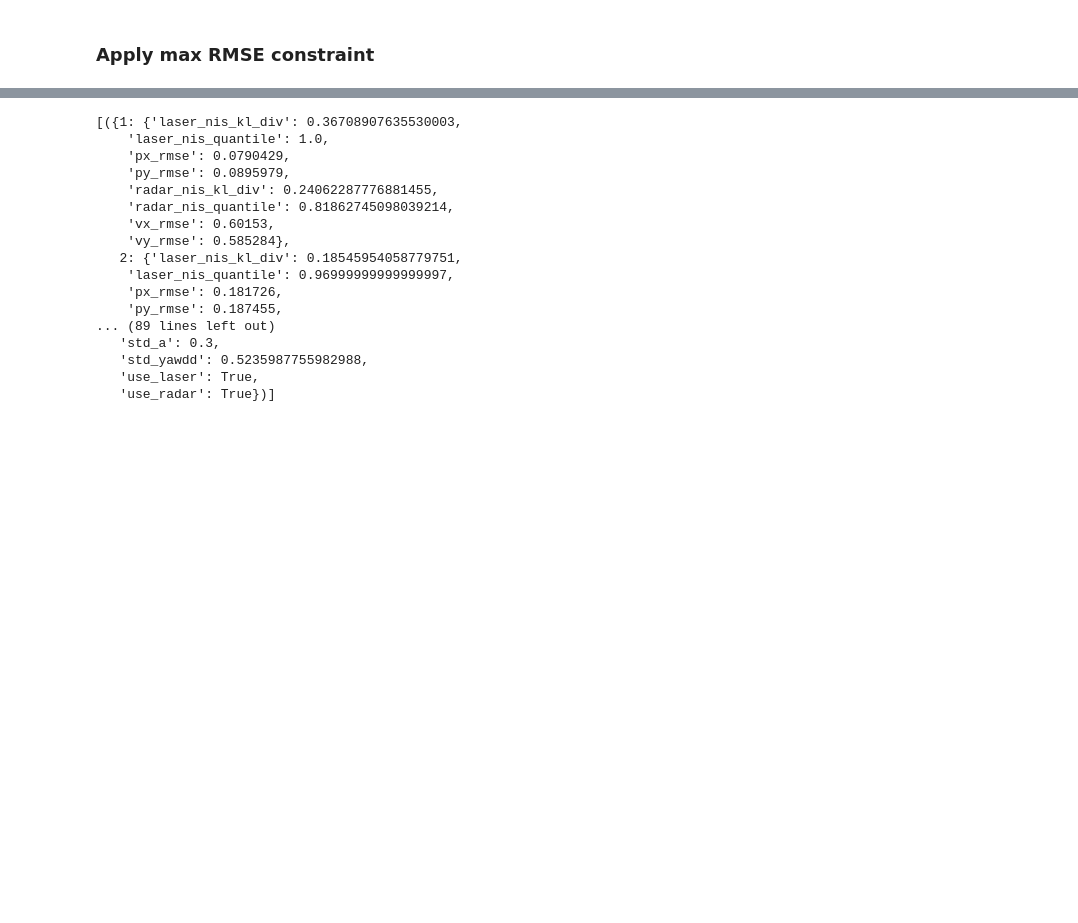
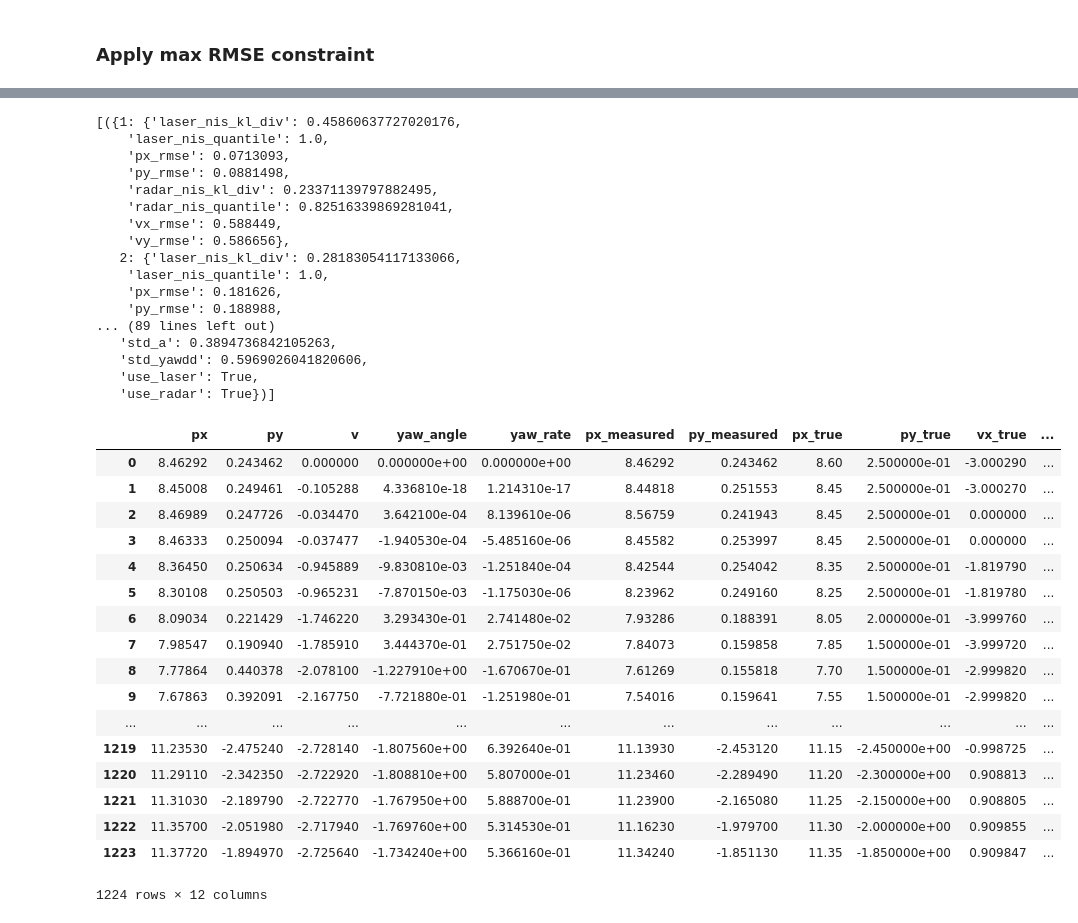
Before and after one commit to jdleesmiller/CarND-Unscented-Kalman-Filter-Project, a Jupyter notebook: notes.ipynb, the cells around one changed output, grey strips where cells are left out. Saved outputs shown, nothing was run; the diff lists cells and outputs as text; code cells hidden in the pictures; blank space fills up the shorter version.

```diff
--- a/notes.ipynb
+++ b/notes.ipynb
@@ -448,7 +534,7 @@ def find_weighted_score(value, rmse_weight,
 def find_top_results(
     results, n,
     rmse_weight=1,
-    consistency_weight=0.1,
+    consistency_weight=1,
     consistency_score='kl_div'):
     sorted_results = sorted(
         results.items(),
@@ -460,21 +546,21 @@ def find_top_results(
     ][0:n]
 find_top_results(NON_DOMINATED_KL_DIV_RESULTS, 5)
 # %% [output]
-[({1: {'laser_nis_kl_div': 0.36708907635530003,
+[({1: {'laser_nis_kl_div': 0.45860637727020176,
     'laser_nis_quantile': 1.0,
-    'px_rmse': 0.0790429,
-    'py_rmse': 0.0895979,
-    'radar_nis_kl_div': 0.24062287776881455,
-    'radar_nis_quantile': 0.81862745098039214,
-    'vx_rmse': 0.60153,
-    'vy_rmse': 0.585284},
-   2: {'laser_nis_kl_div': 0.18545954058779751,
-    'laser_nis_quantile': 0.96999999999999997,
-    'px_rmse': 0.181726,
-    'py_rmse': 0.187455,
+    'px_rmse': 0.0713093,
+    'py_rmse': 0.0881498,
+    'radar_nis_kl_div': 0.23371139797882495,
+    'radar_nis_quantile': 0.82516339869281041,
+    'vx_rmse': 0.588449,
+    'vy_rmse': 0.586656},
+   2: {'laser_nis_kl_div': 0.28183054117133066,
+    'laser_nis_quantile': 1.0,
+    'px_rmse': 0.181626,
+    'py_rmse': 0.188988,
 ... (89 lines left out)
-   'std_a': 0.3,
-   'std_yawdd': 0.5235987755982988,
+   'std_a': 0.3894736842105263,
+   'std_yawdd': 0.5969026041820606,
    'use_laser': True,
    'use_radar': True})]
 # %%
@@ -500,3 +586,24 @@ find_top_results(NON_DOMINATED_KL_DIV_RESULTS, 5)
 # odd that we didn't get any dominated solutions... maybe a bug
 # but maybe we should instead do pareto on the 2d plot. That looks like we could do
 # some pareto analysis to get a small number of solutions.
+# %%
+pd.read_table('data/output-1.txt')
+# %% [output]
+|  | px | py | v | yaw_angle | yaw_rate | px_measured | py_measured | px_true | py_true | vx_true | ... |
+| 0 | 8.46292 | 0.243462 | 0.000000 | 0.000000e+00 | 0.000000e+00 | 8.46292 | 0.243462 | 8.60 | 2.500000e-01 | -3.000290 | ... |
+| 1 | 8.45008 | 0.249461 | -0.105288 | 4.336810e-18 | 1.214310e-17 | 8.44818 | 0.251553 | 8.45 | 2.500000e-01 | -3.000270 | ... |
+| 2 | 8.46989 | 0.247726 | -0.034470 | 3.642100e-04 | 8.139610e-06 | 8.56759 | 0.241943 | 8.45 | 2.500000e-01 | 0.000000 | ... |
+| 3 | 8.46333 | 0.250094 | -0.037477 | -1.940530e-04 | -5.485160e-06 | 8.45582 | 0.253997 | 8.45 | 2.500000e-01 | 0.000000 | ... |
+| 4 | 8.36450 | 0.250634 | -0.945889 | -9.830810e-03 | -1.251840e-04 | 8.42544 | 0.254042 | 8.35 | 2.500000e-01 | -1.819790 | ... |
+| 5 | 8.30108 | 0.250503 | -0.965231 | -7.870150e-03 | -1.175030e-06 | 8.23962 | 0.249160 | 8.25 | 2.500000e-01 | -1.819780 | ... |
+| 6 | 8.09034 | 0.221429 | -1.746220 | 3.293430e-01 | 2.741480e-02 | 7.93286 | 0.188391 | 8.05 | 2.000000e-01 | -3.999760 | ... |
+| 7 | 7.98547 | 0.190940 | -1.785910 | 3.444370e-01 | 2.751750e-02 | 7.84073 | 0.159858 | 7.85 | 1.500000e-01 | -3.999720 | ... |
+| 8 | 7.77864 | 0.440378 | -2.078100 | -1.227910e+00 | -1.670670e-01 | 7.61269 | 0.155818 | 7.70 | 1.500000e-01 | -2.999820 | ... |
+| 9 | 7.67863 | 0.392091 | -2.167750 | -7.721880e-01 | -1.251980e-01 | 7.54016 | 0.159641 | 7.55 | 1.500000e-01 | -2.999820 | ... |
+| ... | ... | ... | ... | ... | ... | ... | ... | ... | ... | ... | ... |
+| 1219 | 11.23530 | -2.475240 | -2.728140 | -1.807560e+00 | 6.392640e-01 | 11.13930 | -2.453120 | 11.15 | -2.450000e+00 | -0.998725 | ... |
+| 1220 | 11.29110 | -2.342350 | -2.722920 | -1.808810e+00 | 5.807000e-01 | 11.23460 | -2.289490 | 11.20 | -2.300000e+00 | 0.908813 | ... |
+| 1221 | 11.31030 | -2.189790 | -2.722770 | -1.767950e+00 | 5.888700e-01 | 11.23900 | -2.165080 | 11.25 | -2.150000e+00 | 0.908805 | ... |
+| 1222 | 11.35700 | -2.051980 | -2.717940 | -1.769760e+00 | 5.314530e-01 | 11.16230 | -1.979700 | 11.30 | -2.000000e+00 | 0.909855 | ... |
+| 1223 | 11.37720 | -1.894970 | -2.725640 | -1.734240e+00 | 5.366160e-01 | 11.34240 | -1.851130 | 11.35 | -1.850000e+00 | 0.909847 | ... |
+1224 rows × 12 columns
```
Also changed, not shown: parts of 16 cells of this notebook, 2 other files.
